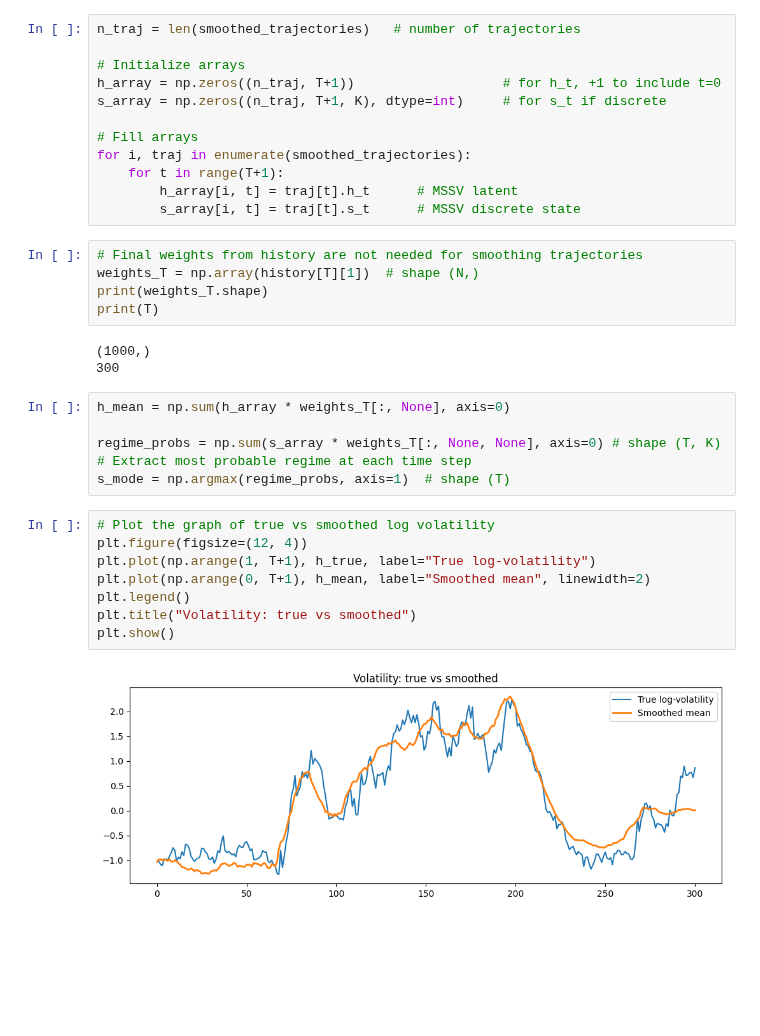
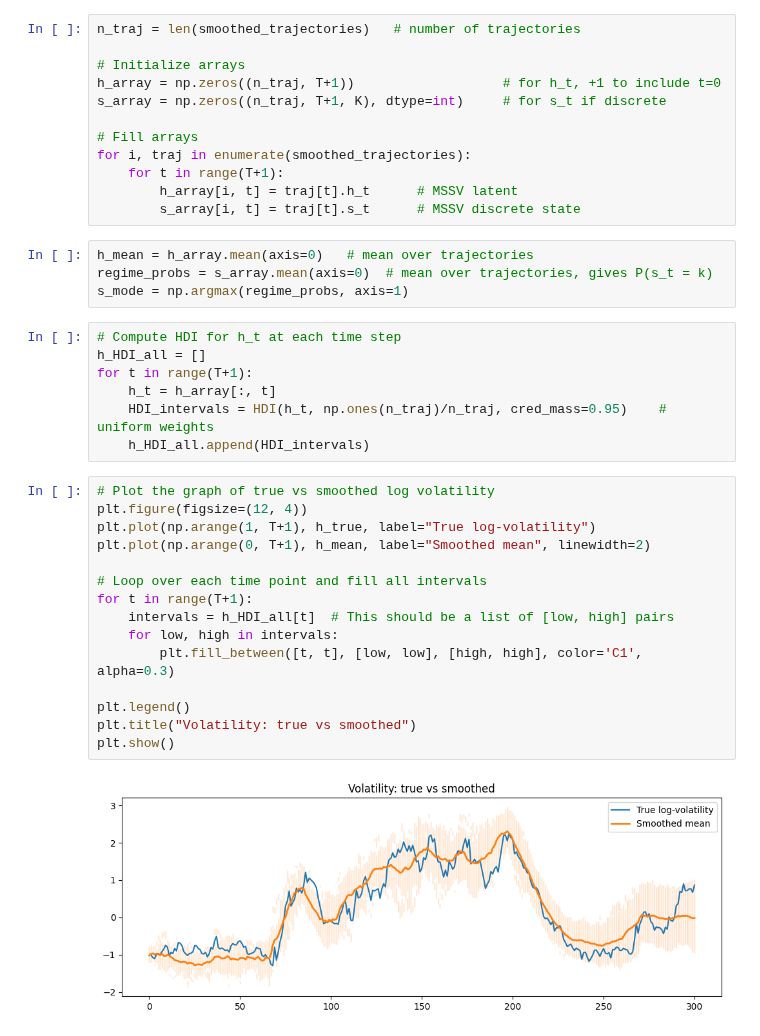
Before and after one commit to vitolev/mssv-smc, a Jupyter notebook: notebooks/02_bootstrap_pf.ipynb, the cells around one changed output. Drawn from its saved outputs; the diff is of its cells as text; blank space fills up the shorter version.

```diff
--- a/notebooks/02_bootstrap_pf.ipynb
+++ b/notebooks/02_bootstrap_pf.ipynb
@@ -301,30 +303,34 @@ for i, traj in enumerate(smoothed_trajectories):
     for t in range(T+1):
         h_array[i, t] = traj[t].h_t      # MSSV latent
         s_array[i, t] = traj[t].s_t      # MSSV discrete state
-# %%
-# Final weights from history are not needed for smoothing trajectories
-weights_T = np.array(history[T][1])  # shape (N,)
-print(weights_T.shape)
-print(T)
-# %% [output]
-(1000,)
-300
-# %%
-h_mean = np.sum(h_array * weights_T[:, None], axis=0)
-
-regime_probs = np.sum(s_array * weights_T[:, None, None], axis=0) # shape (T, K)
-# Extract most probable regime at each time step
-s_mode = np.argmax(regime_probs, axis=1)  # shape (T)
-# %%
-# Plot the graph of true vs smoothed log volatility
-plt.figure(figsize=(12, 4))
-plt.plot(np.arange(1, T+1), h_true, label="True log-volatility")
-plt.plot(np.arange(0, T+1), h_mean, label="Smoothed mean", linewidth=2)
-plt.legend()
-plt.title("Volatility: true vs smoothed")
-plt.show()
-# %% [output]
-[figure, removed]
+# %%
+h_mean = h_array.mean(axis=0)   # mean over trajectories
+regime_probs = s_array.mean(axis=0)  # mean over trajectories, gives P(s_t = k)
+s_mode = np.argmax(regime_probs, axis=1)
+# %%
+# Compute HDI for h_t at each time step
+h_HDI_all = []
+for t in range(T+1):
+    h_t = h_array[:, t]
+    HDI_intervals = HDI(h_t, np.ones(n_traj)/n_traj, cred_mass=0.95)    # uniform weights
+    h_HDI_all.append(HDI_intervals)
+# %%
+# Plot the graph of true vs smoothed log volatility
+plt.figure(figsize=(12, 4))
+plt.plot(np.arange(1, T+1), h_true, label="True log-volatility")
+plt.plot(np.arange(0, T+1), h_mean, label="Smoothed mean", linewidth=2)
+
+# Loop over each time point and fill all intervals
+for t in range(T+1):
+    intervals = h_HDI_all[t]  # This should be a list of [low, high] pairs
+    for low, high in intervals:
+        plt.fill_between([t, t], [low, low], [high, high], color='C1', alpha=0.3)
+
+plt.legend()
+plt.title("Volatility: true vs smoothed")
+plt.show()
+# %% [output]
+[figure, added]
 # %%
 # Plot graph of true vs smoothed regimes
 plt.figure(figsize=(12, 3))
```
Also changed, not shown: parts of 6 cells of this notebook, 3 other files.
